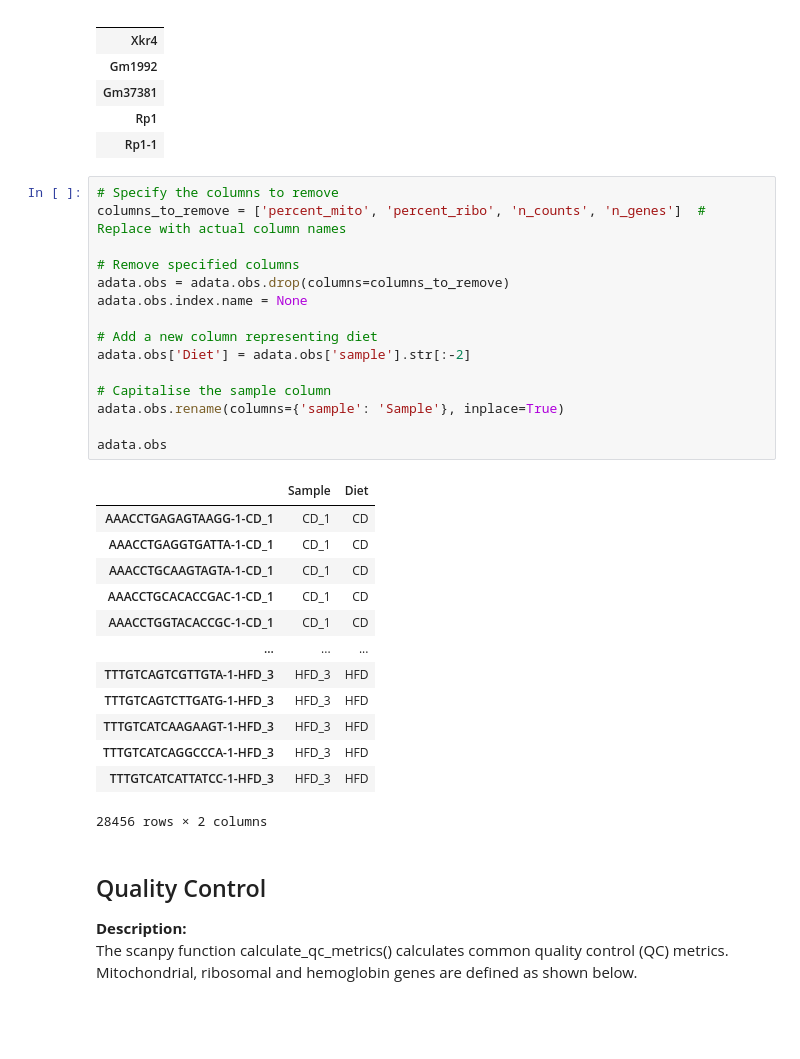
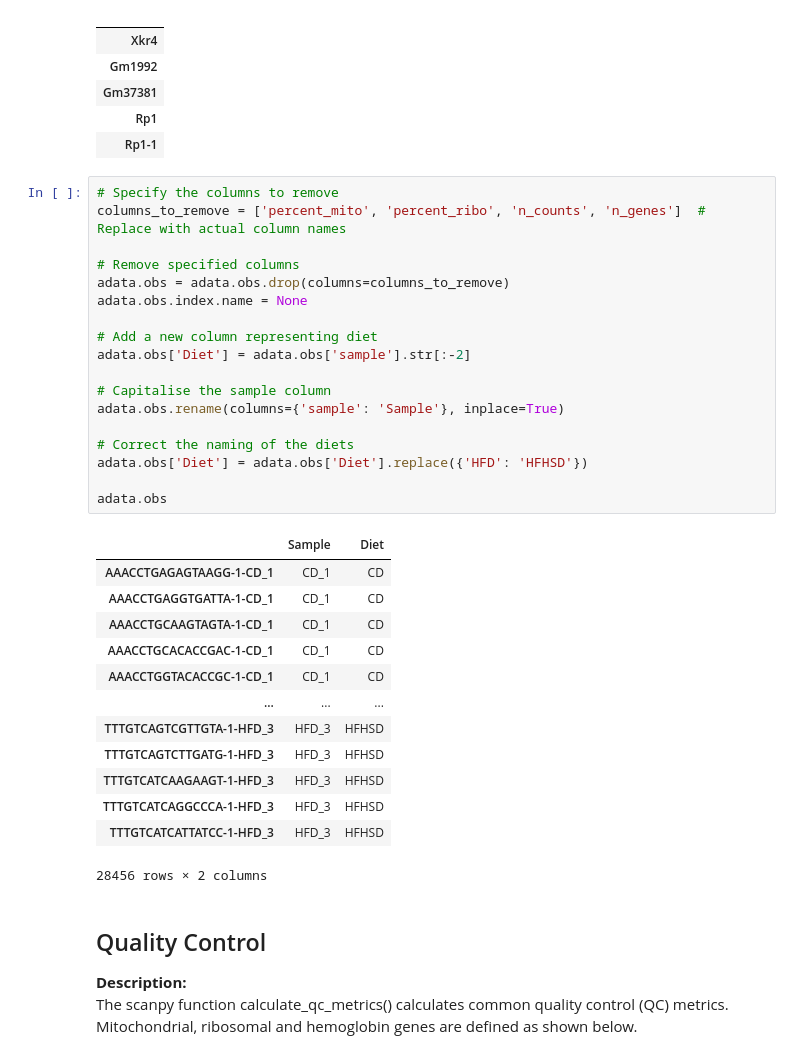
Before and after one commit to GlennRDx/scRNAseq-MSc-Analysis, a Jupyter notebook: upstream_analysis/crypt/preprocessing_and_umap.ipynb, the cells around one changed output. Saved outputs shown, nothing was run; the diff lists cells and outputs as text; blank space fills up the shorter version.

```diff
--- a/upstream_analysis/crypt/preprocessing_and_umap.ipynb
+++ b/upstream_analysis/crypt/preprocessing_and_umap.ipynb
@@ -43,31 +43,34 @@ adata.var.head()
 # %%
 # Specify the columns to remove
 columns_to_remove = ['percent_mito', 'percent_ribo', 'n_counts', 'n_genes']  # Replace with actual column names
 
 # Remove specified columns
 adata.obs = adata.obs.drop(columns=columns_to_remove)
 adata.obs.index.name = None
 
 # Add a new column representing diet
 adata.obs['Diet'] = adata.obs['sample'].str[:-2]
 
 # Capitalise the sample column
 adata.obs.rename(columns={'sample': 'Sample'}, inplace=True)
 
+# Correct the naming of the diets
+adata.obs['Diet'] = adata.obs['Diet'].replace({'HFD': 'HFHSD'})
+
 adata.obs
 # %% [output]
 |  | Sample | Diet |
 | AAACCTGAGAGTAAGG-1-CD_1 | CD_1 | CD |
 | AAACCTGAGGTGATTA-1-CD_1 | CD_1 | CD |
 | AAACCTGCAAGTAGTA-1-CD_1 | CD_1 | CD |
 | AAACCTGCACACCGAC-1-CD_1 | CD_1 | CD |
 | AAACCTGGTACACCGC-1-CD_1 | CD_1 | CD |
 | ... | ... | ... |
-| TTTGTCAGTCGTTGTA-1-HFD_3 | HFD_3 | HFD |
-| TTTGTCAGTCTTGATG-1-HFD_3 | HFD_3 | HFD |
-| TTTGTCATCAAGAAGT-1-HFD_3 | HFD_3 | HFD |
-| TTTGTCATCAGGCCCA-1-HFD_3 | HFD_3 | HFD |
-| TTTGTCATCATTATCC-1-HFD_3 | HFD_3 | HFD |
+| TTTGTCAGTCGTTGTA-1-HFD_3 | HFD_3 | HFHSD |
+| TTTGTCAGTCTTGATG-1-HFD_3 | HFD_3 | HFHSD |
+| TTTGTCATCAAGAAGT-1-HFD_3 | HFD_3 | HFHSD |
+| TTTGTCATCAGGCCCA-1-HFD_3 | HFD_3 | HFHSD |
+| TTTGTCATCATTATCC-1-HFD_3 | HFD_3 | HFHSD |
 28456 rows × 2 columns
 # %% [markdown]
 ## Quality Control
```
Also changed, not shown: parts of 4 cells of this notebook.
